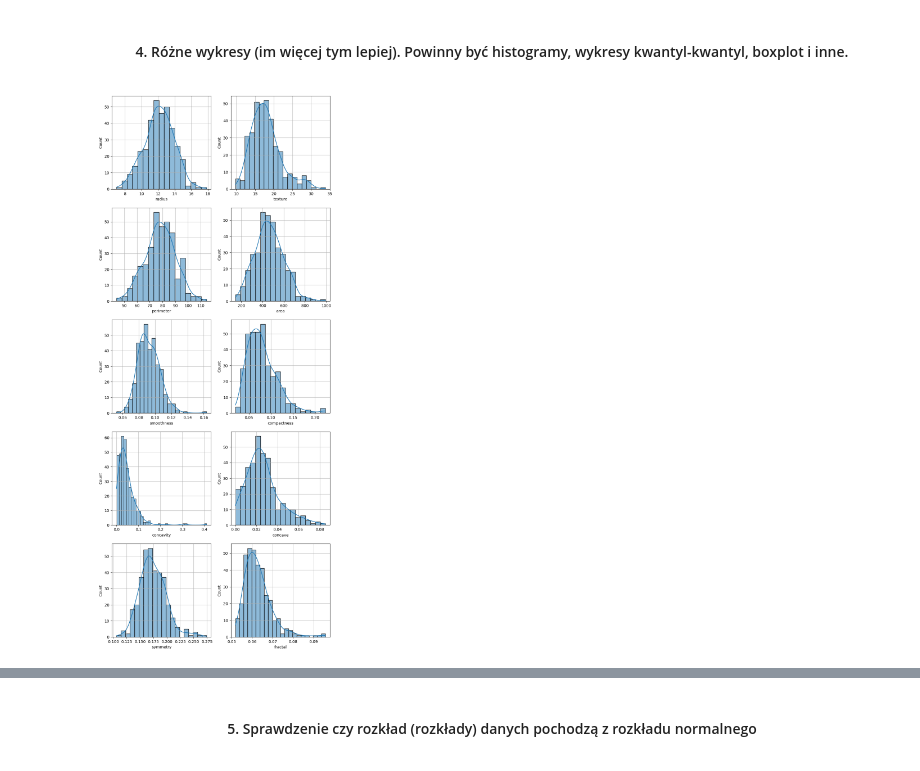
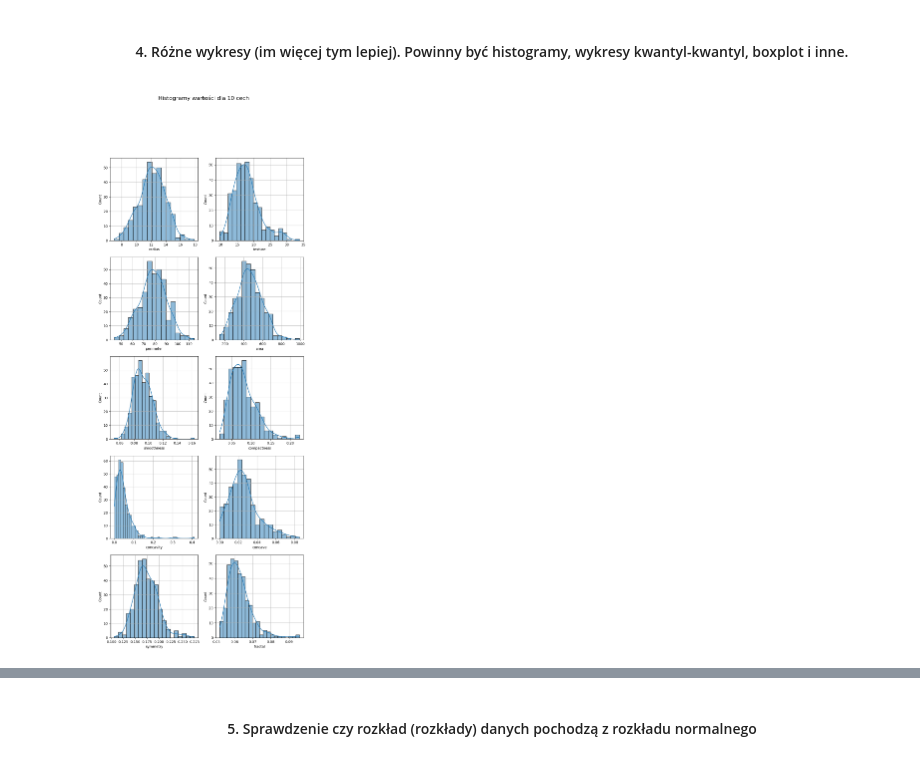
Before and after one commit to milymilek/statistics-projects, a Jupyter notebook: project-1/breast_cancer_analysis.ipynb, the cells around one changed output, grey strips where cells are left out. Saved outputs shown, nothing was run; the diff lists cells and outputs as text; code cells hidden in the pictures.

```diff
--- a/project-1/breast_cancer_analysis.ipynb
+++ b/project-1/breast_cancer_analysis.ipynb
@@ -177,12 +410,11 @@ kwantyl-kwantyl, boxplot i inne.
 # %%
 fig, ax = plt.subplots(5, 2, figsize=(10, 25))
 
 for i, col in enumerate(col_names):
-    ii = i % 5
-    j = i // 5
     sns.histplot(data=df_benign[col], kde=True, ax=ax[i // 2][i % 2])
     ax[i // 2][i % 2].grid(True)
 
+fig.suptitle('Histogramy wartości dla 10 cech', fontsize=16)
 plt.show()
 # %% [output]
-[figure, old version]
+[figure, new version]
```
Also changed, not shown: parts of 28 cells of this notebook.
